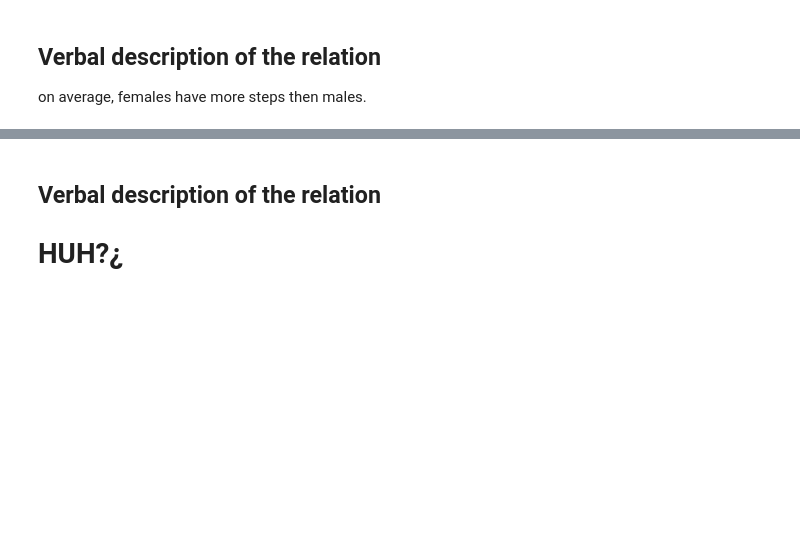
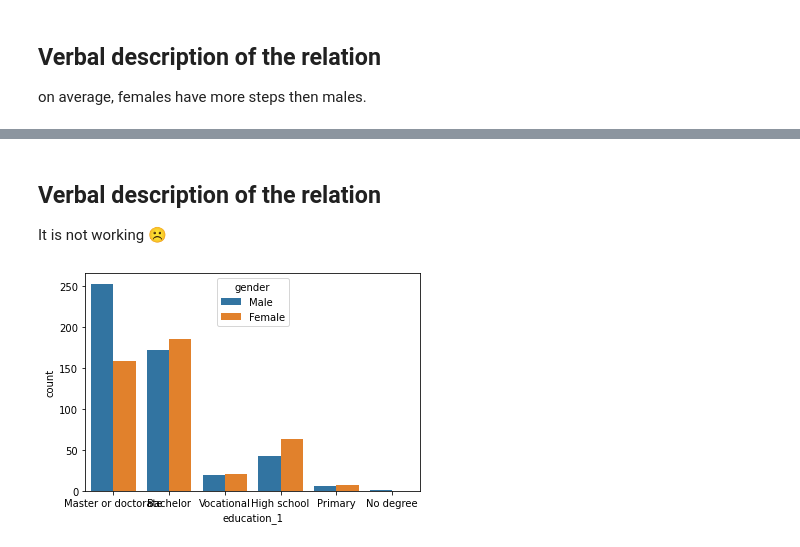
Before and after one commit to juIiette/Fundamentals-of-Machine-learning-assignments, a Jupyter notebook: Assignmentweek2.ipynb, the cells around one changed output, grey strips where cells are left out. Saved outputs shown, nothing was run; the diff lists cells and outputs as text; code cells hidden in the pictures; blank space fills up the shorter version.

```diff
--- a/Assignmentweek2.ipynb
+++ b/Assignmentweek2.ipynb
@@ -148,4 +147,10 @@ corr
 # %% [markdown]
 ## Verbal description of the relation
 
-# HUH?¿
+It is not working ☹️
+# %%
+#Two qualitative variables: gender and education
+sns.countplot(x="education_1", hue="gender", data=df)
+plt.show()
+# %% [output]
+[figure, added]
```
Also changed, not shown: parts of 5 cells of this notebook.
